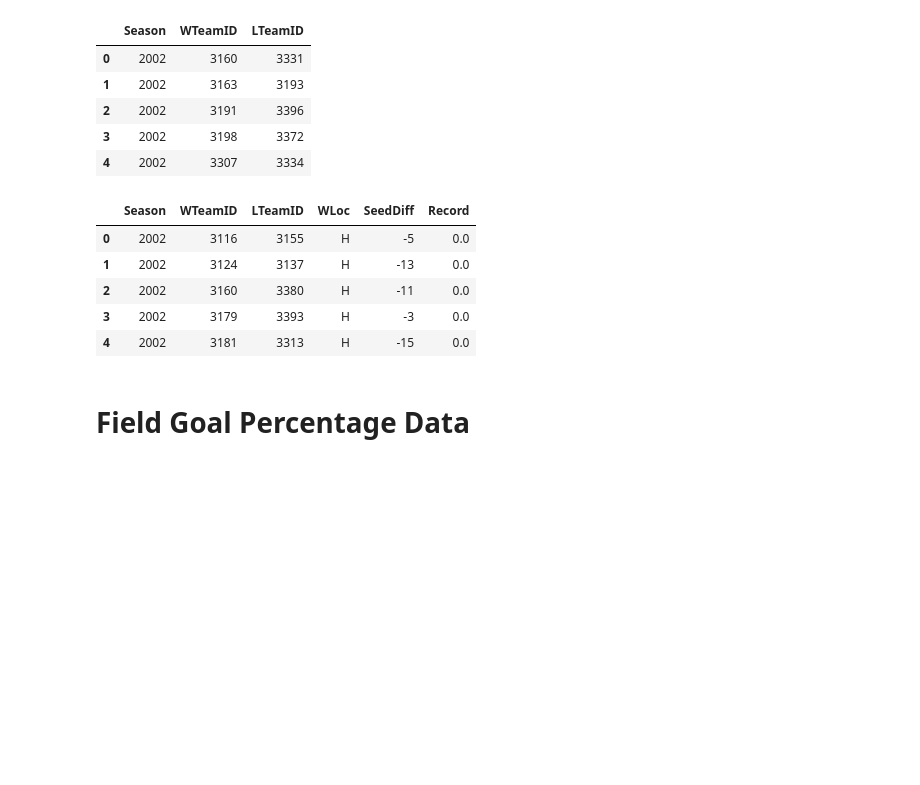
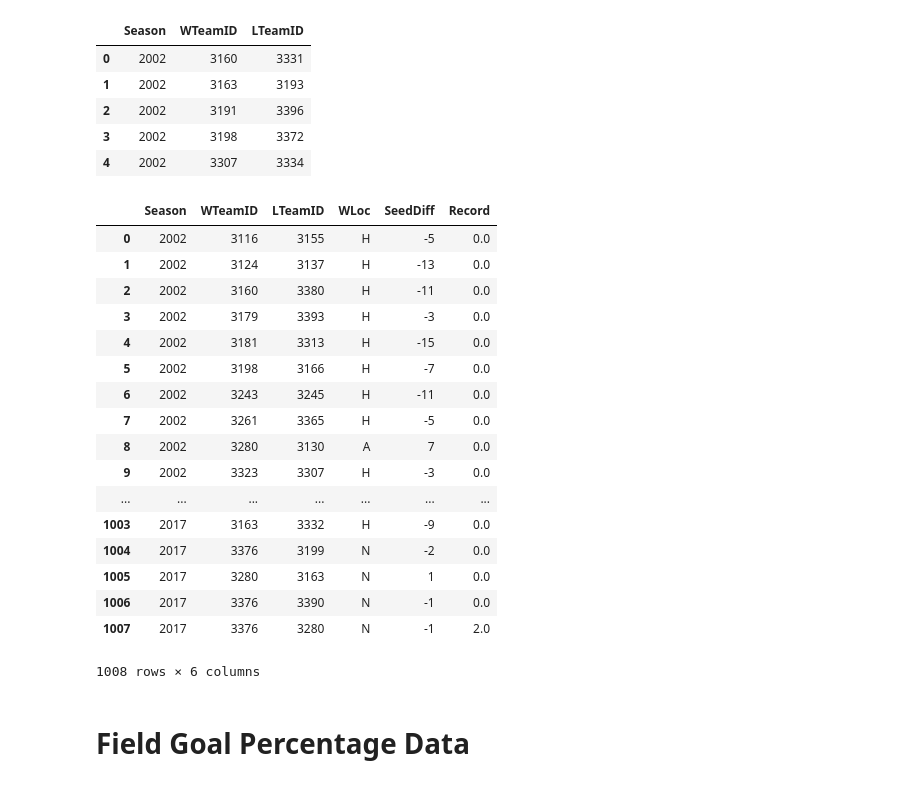
Before and after one commit to timdmacdo/kaggle, a Jupyter notebook: WBB/create_training_data.ipynb, the cells around one changed output. Saved outputs shown, nothing was run; the diff lists cells and outputs as text; code cells hidden in the pictures; blank space fills up the shorter version.

```diff
--- a/WBB/create_training_data.ipynb
+++ b/WBB/create_training_data.ipynb
@@ -141,24 +141,36 @@ record_dict = regSeasonToRecord(df_reg_season)
 # %%
 # Add the record between the winning and losing teams to the table
 # Iterate through df_concat rows, look for record in dictionary between WTeam and LTeam and add it to the row
 df_record = pd.DataFrame()
 for row in df_concat.itertuples():
     if ((row[2], row[3]) in record_dict[row[1]]):
         df_record = df_record.append(pd.DataFrame([record_dict[row[1]][(row[2], row[3])]], columns=['Record']), ignore_index=True)
     elif ((row[3], row[2]) in record_dict[row[1]]):
         df_record = df_record.append(pd.DataFrame([-1.0 * record_dict[row[1]][(row[3], row[2])]], columns=['Record']), ignore_index=True)
     else:
         df_record = df_record.append(pd.DataFrame([0], columns=['Record']), ignore_index=True)
 
 df_concat = pd.concat([df_concat, df_record], axis=1)
-df_concat.head()
+df_concat
 # %% [output]
 |  | Season | WTeamID | LTeamID | WLoc | SeedDiff | Record |
 | 0 | 2002 | 3116 | 3155 | H | -5 | 0.0 |
 | 1 | 2002 | 3124 | 3137 | H | -13 | 0.0 |
 | 2 | 2002 | 3160 | 3380 | H | -11 | 0.0 |
 | 3 | 2002 | 3179 | 3393 | H | -3 | 0.0 |
 | 4 | 2002 | 3181 | 3313 | H | -15 | 0.0 |
+| 5 | 2002 | 3198 | 3166 | H | -7 | 0.0 |
+| 6 | 2002 | 3243 | 3245 | H | -11 | 0.0 |
+| 7 | 2002 | 3261 | 3365 | H | -5 | 0.0 |
+| 8 | 2002 | 3280 | 3130 | A | 7 | 0.0 |
+| 9 | 2002 | 3323 | 3307 | H | -3 | 0.0 |
+| ... | ... | ... | ... | ... | ... | ... |
+| 1003 | 2017 | 3163 | 3332 | H | -9 | 0.0 |
+| 1004 | 2017 | 3376 | 3199 | N | -2 | 0.0 |
+| 1005 | 2017 | 3280 | 3163 | N | 1 | 0.0 |
+| 1006 | 2017 | 3376 | 3390 | N | -1 | 0.0 |
+| 1007 | 2017 | 3376 | 3280 | N | -1 | 2.0 |
+1008 rows × 6 columns
 # %% [markdown]
 # Field Goal Percentage Data
 # %%
```
Also changed, not shown: parts of 10 cells of this notebook.
